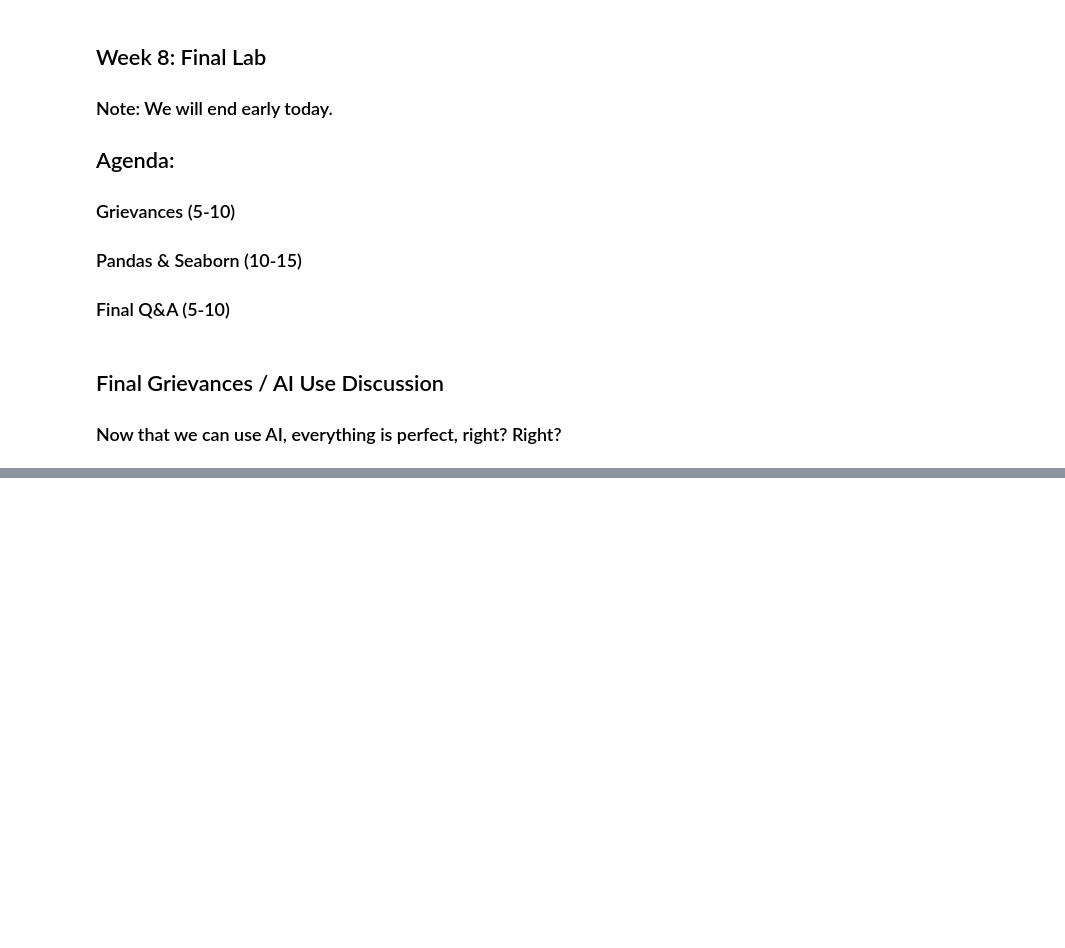
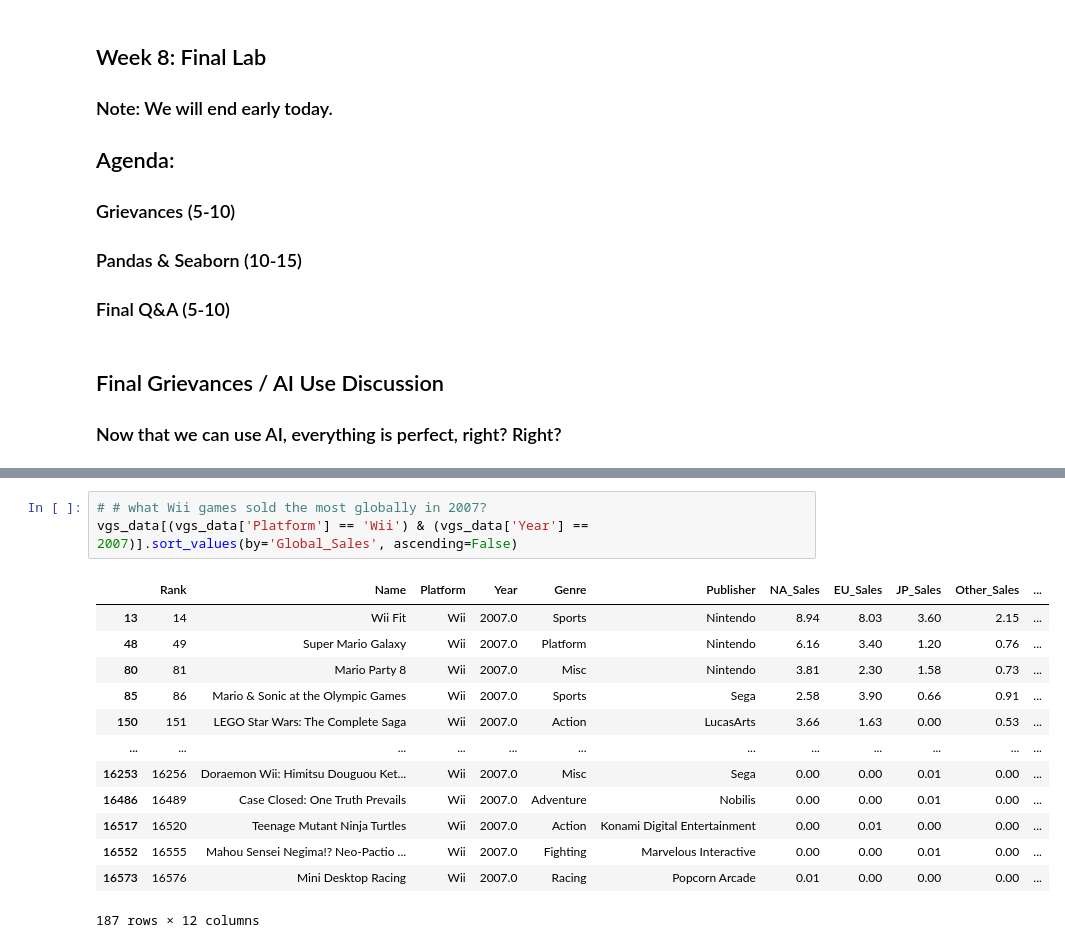
Before and after one commit to Computer-Programming-for-Lawyers/Spring-2025, a Jupyter notebook: lab/week-8/lab8.ipynb, the cells around one changed output, grey strips where cells are left out. Saved outputs shown, nothing was run; the diff lists cells and outputs as text; blank space fills up the shorter version.

```diff
--- a/lab/week-8/lab8.ipynb
+++ b/lab/week-8/lab8.ipynb
@@ -25,0 +35,17 @@ NameError: name '__file__' is not defined
+# %%
+# # what Wii games sold the most globally in 2007?
+vgs_data[(vgs_data['Platform'] == 'Wii') & (vgs_data['Year'] == 2007)].sort_values(by='Global_Sales', ascending=False)
+# %% [output]
+|  | Rank | Name | Platform | Year | Genre | Publisher | NA_Sales | EU_Sales | JP_Sales | Other_Sales | ... |
+| 13 | 14 | Wii Fit | Wii | 2007.0 | Sports | Nintendo | 8.94 | 8.03 | 3.60 | 2.15 | ... |
+| 48 | 49 | Super Mario Galaxy | Wii | 2007.0 | Platform | Nintendo | 6.16 | 3.40 | 1.20 | 0.76 | ... |
+| 80 | 81 | Mario Party 8 | Wii | 2007.0 | Misc | Nintendo | 3.81 | 2.30 | 1.58 | 0.73 | ... |
+| 85 | 86 | Mario & Sonic at the Olympic Games | Wii | 2007.0 | Sports | Sega | 2.58 | 3.90 | 0.66 | 0.91 | ... |
+| 150 | 151 | LEGO Star Wars: The Complete Saga | Wii | 2007.0 | Action | LucasArts | 3.66 | 1.63 | 0.00 | 0.53 | ... |
+| ... | ... | ... | ... | ... | ... | ... | ... | ... | ... | ... | ... |
+| 16253 | 16256 | Doraemon Wii: Himitsu Douguou Ket... | Wii | 2007.0 | Misc | Sega | 0.00 | 0.00 | 0.01 | 0.00 | ... |
+| 16486 | 16489 | Case Closed: One Truth Prevails | Wii | 2007.0 | Adventure | Nobilis | 0.00 | 0.00 | 0.01 | 0.00 | ... |
+| 16517 | 16520 | Teenage Mutant Ninja Turtles | Wii | 2007.0 | Action | Konami Digital Entertainment | 0.00 | 0.01 | 0.00 | 0.00 | ... |
+| 16552 | 16555 | Mahou Sensei Negima!? Neo-Pactio ... | Wii | 2007.0 | Fighting | Marvelous Interactive | 0.00 | 0.00 | 0.01 | 0.00 | ... |
+| 16573 | 16576 | Mini Desktop Racing | Wii | 2007.0 | Racing | Popcorn Arcade | 0.01 | 0.00 | 0.00 | 0.00 | ... |
+187 rows × 12 columns
```
Also changed, not shown: parts of 6 cells of this notebook, 1 other file.
